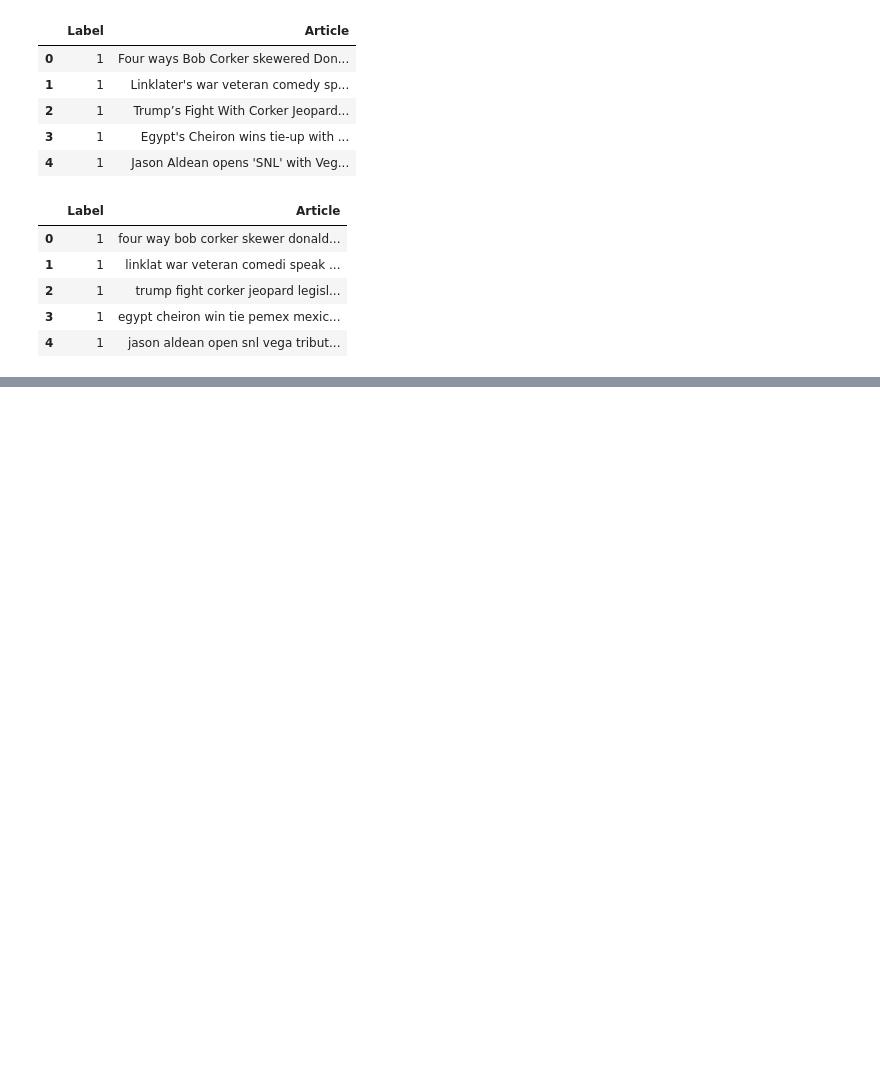
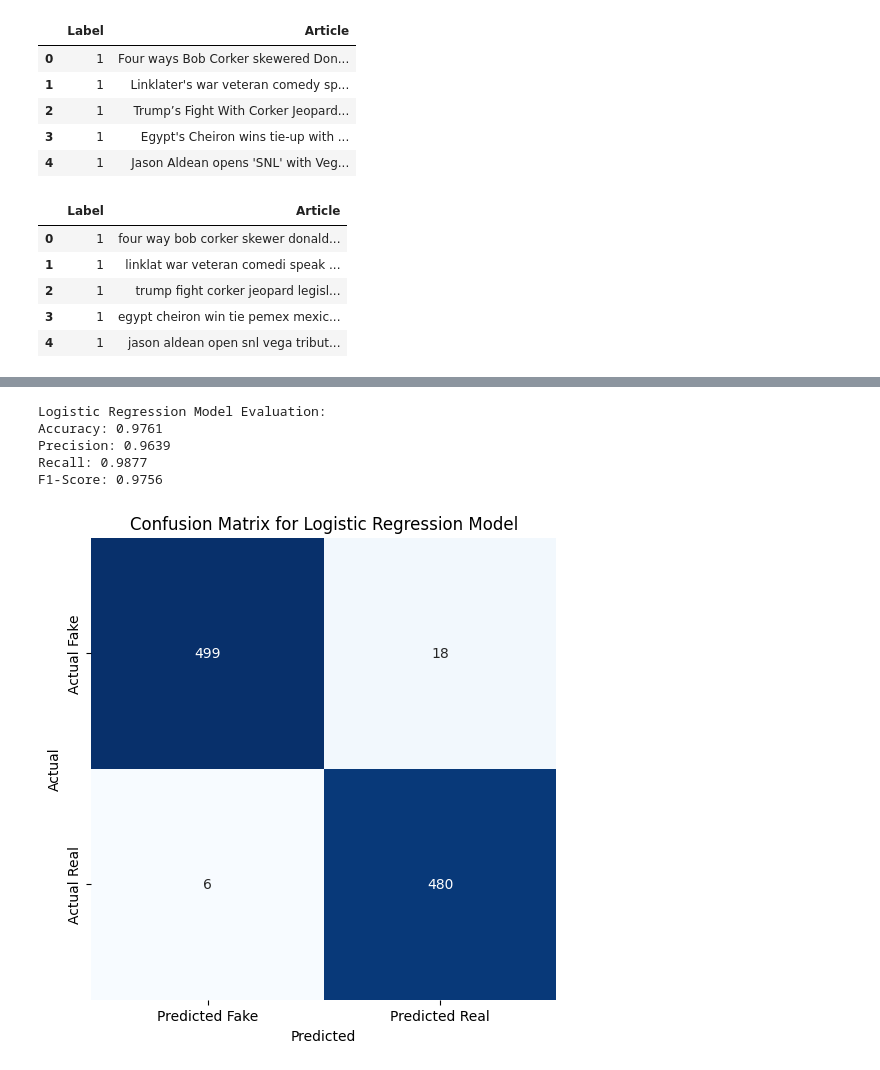
Before and after one commit to Rookieville/FakeNewsDetection, a Jupyter notebook: Main.ipynb, the cells around one changed output, grey strips where cells are left out. Saved outputs shown, nothing was run; the diff lists cells and outputs as text; code cells hidden in the pictures; blank space fills up the shorter version.

Commit message:
"Trained models and added detection method"

```diff
--- a/Main.ipynb
+++ b/Main.ipynb
@@ -105,3 +152,48 @@ Y = data['Label']
 
 #Split the data into training and test set
 x_train, x_test, y_train, y_test = train_test_split(X, Y, test_size=0.25)
+
+#Vectorization
+vectorization = TfidfVectorizer()
+xv_train = vectorization.fit_transform(x_train)
+xv_test = vectorization.transform(x_test)
+# %%
+#Training with logistic regression model
+logreg_model = LogisticRegression()
+
+#Fitting training set to the model
+logreg_model.fit(xv_train,y_train)
+
+#Predicting the test set results based on the model
+lr_y_pred = logreg_model.predict(xv_test)
+
+#Evaluation metrics
+accuracy = accuracy_score(y_test, lr_y_pred)
+precision = precision_score(y_test, lr_y_pred)
+recall = recall_score(y_test, lr_y_pred)
+f1 = f1_score(y_test, lr_y_pred)
+
+print("Logistic Regression Model Evaluation:")
+print(f"Accuracy: {accuracy:.4f}")
+print(f"Precision: {precision:.4f}")
+print(f"Recall: {recall:.4f}")
+print(f"F1-Score: {f1:.4f}")
+print()
+
+# Plot confusion matrix
+cm = confusion_matrix(y_test, lr_y_pred)
+plt.figure(figsize=(6, 6))
+sns.heatmap(cm, annot=True, fmt='d', cmap='Blues', cbar=False,
+            xticklabels=['Predicted Fake', 'Predicted Real'],
+            yticklabels=['Actual Fake', 'Actual Real'])
+plt.title('Confusion Matrix for Logistic Regression Model')
+plt.xlabel('Predicted')
+plt.ylabel('Actual')
+plt.show()
+# %% [output]
+Logistic Regression Model Evaluation:
+Accuracy: 0.9761
+Precision: 0.9639
+Recall: 0.9877
+F1-Score: 0.9756
+[figure, added]
```
Also changed, not shown: parts of 6 cells of this notebook.
